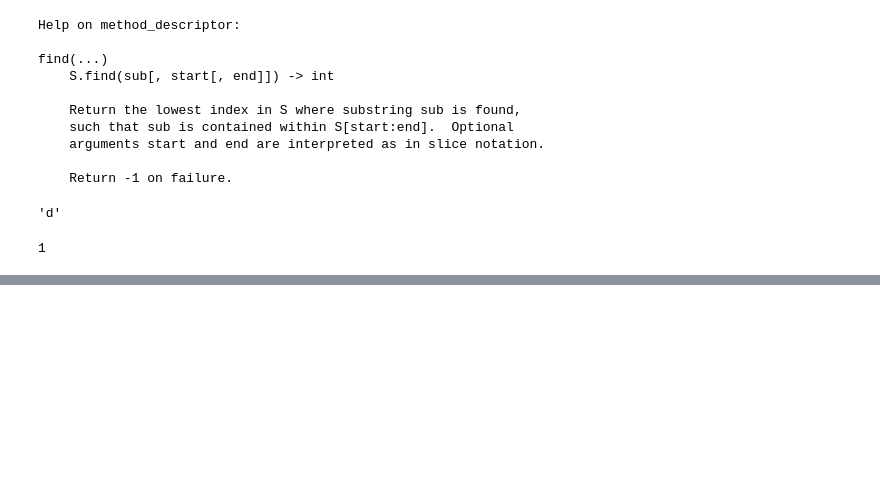
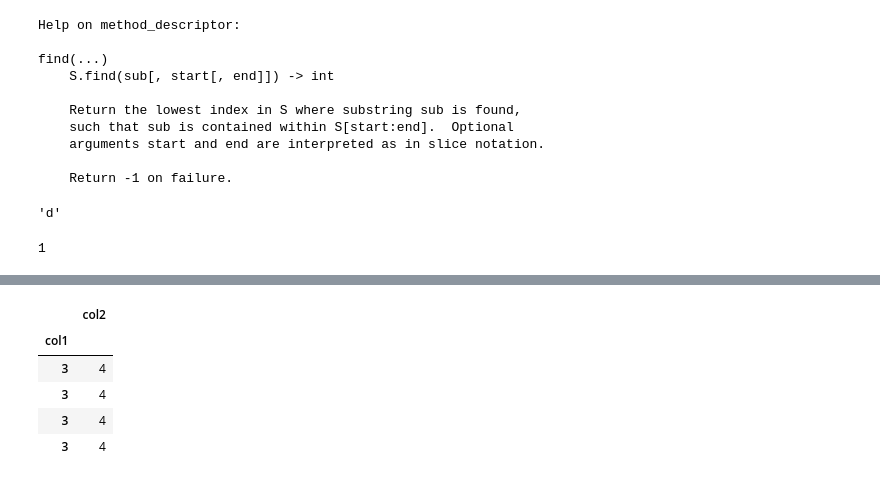
Before and after one commit to ll677/rdrobust_search2, a Jupyter notebook: scratch.ipynb, the cells around one changed output, grey strips where cells are left out. Cells and saved outputs as stored; diff of their text form; code cells hidden in the pictures; blank space fills up the shorter version.

```diff
--- a/scratch.ipynb
+++ b/scratch.ipynb
@@ -102,0 +146,9 @@ min(1,2)
+# %%
+d2.set_index('col1')
+# %% [output]
+|  | col2 |
+| col1 |  |
+| 3 | 4 |
+| 3 | 4 |
+| 3 | 4 |
+| 3 | 4 |
```
Also changed, not shown: parts of 15 cells of this notebook, 4 other files.
